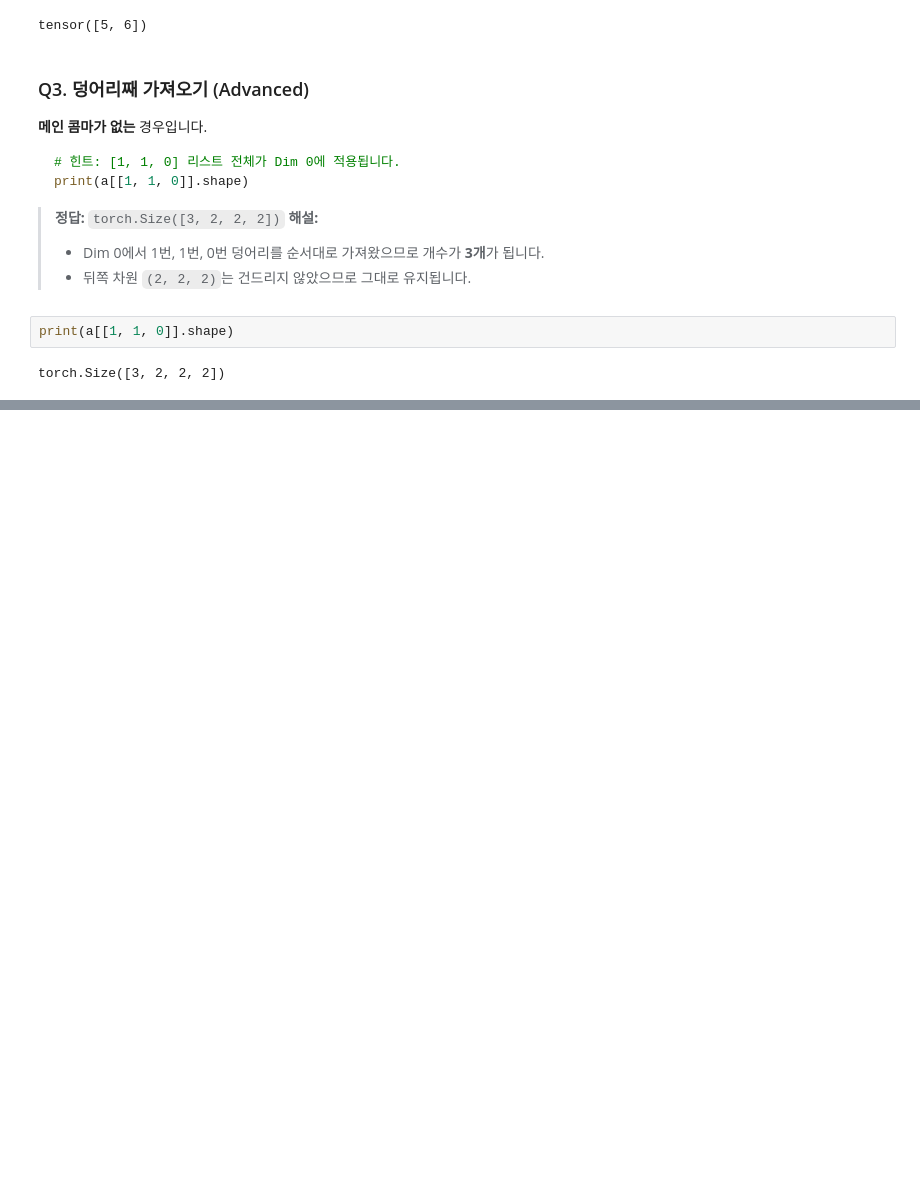
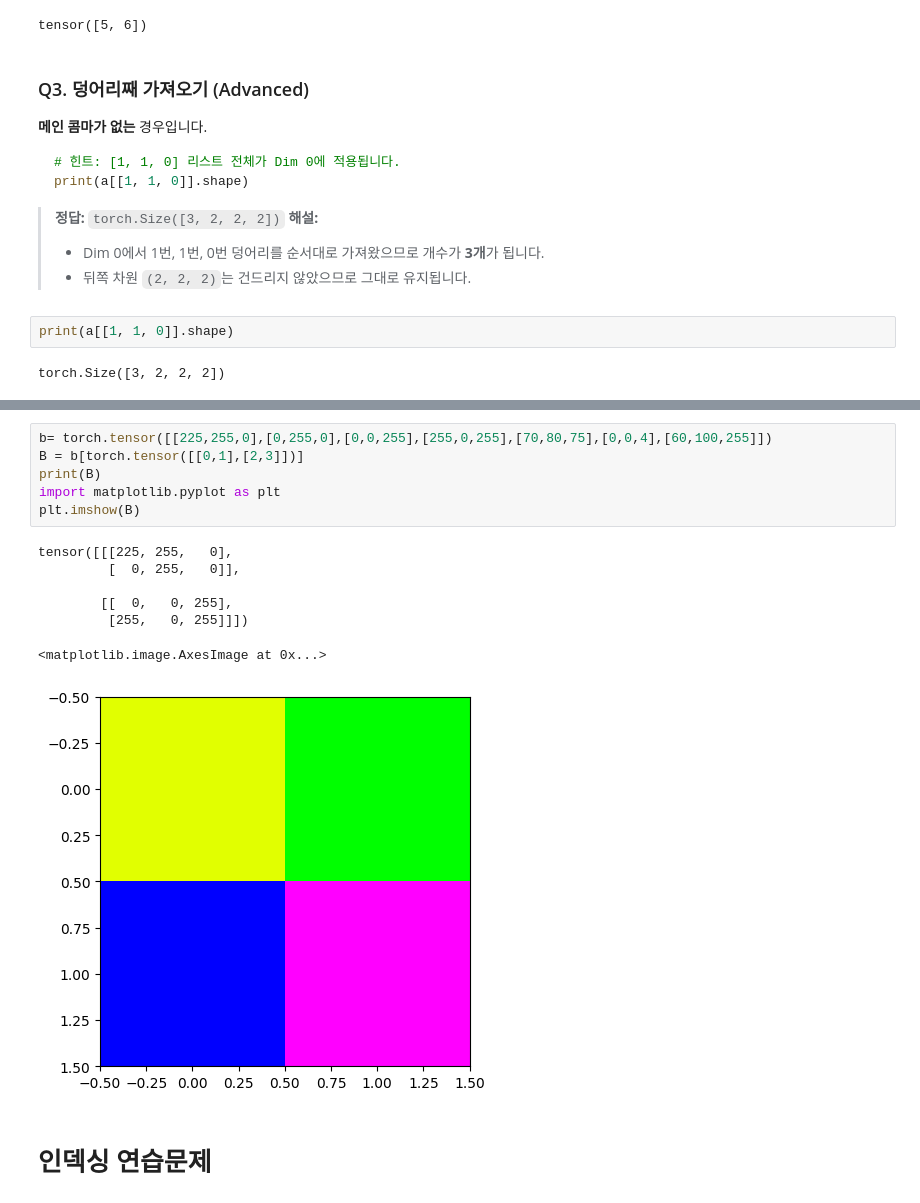
Before and after one commit to hajonghyun/installPytorch_study, a Jupyter notebook: 1_torch_basic.ipynb, the cells around one changed output, grey strips where cells are left out. Saved outputs shown, nothing was run; the diff lists cells and outputs as text; blank space fills up the shorter version.

```diff
--- a/1_torch_basic.ipynb
+++ b/1_torch_basic.ipynb
@@ -503,0 +688,16 @@ torch.Size([3, 2, 2, 2])
+# %%
+b= torch.tensor([[225,255,0],[0,255,0],[0,0,255],[255,0,255],[70,80,75],[0,0,4],[60,100,255]])
+B = b[torch.tensor([[0,1],[2,3]])]
+print(B)
+import matplotlib.pyplot as plt
+plt.imshow(B)
+# %% [output]
+tensor([[[225, 255,   0],
+         [  0, 255,   0]],
+
+        [[  0,   0, 255],
+         [255,   0, 255]]])
+<matplotlib.image.AxesImage at 0x...>
+[figure, added]
+# %% [markdown]
+# 인덱싱 연습문제
```
Also changed, not shown: parts of 42 cells of this notebook.
